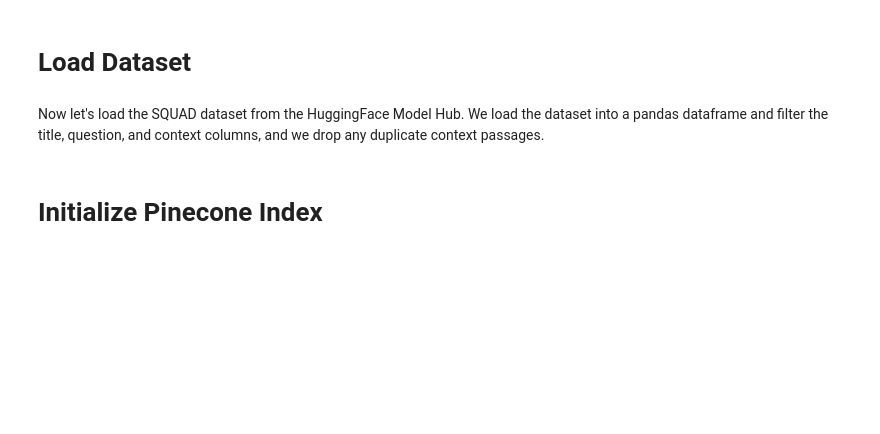
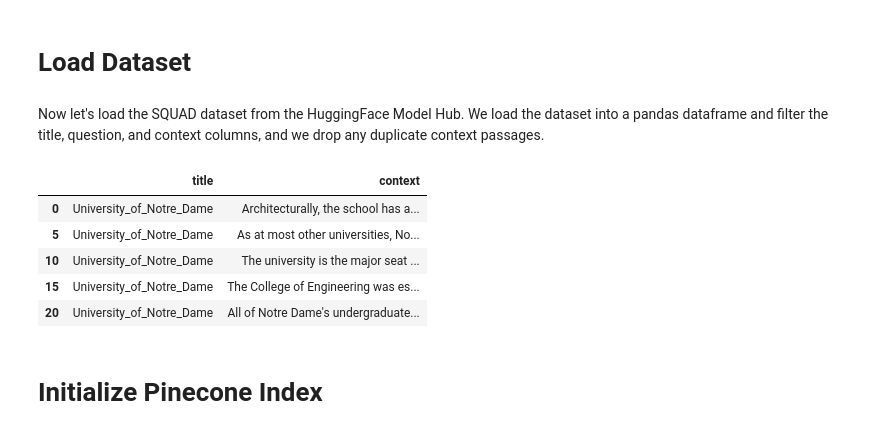
Before and after one commit to xro1dtcd/lab-extractive-question-answering, a Jupyter notebook: lab-extractive-question-answering.ipynb, the cells around one changed output. Saved outputs shown, nothing was run; the diff lists cells and outputs as text; code cells hidden in the pictures; blank space fills up the shorter version.

```diff
--- a/lab-extractive-question-answering.ipynb
+++ b/lab-extractive-question-answering.ipynb
@@ -32,10 +35,18 @@ from datasets import load_dataset
 df = load_dataset("squad", split="train").to_pandas()
 # %%
 # select only title and context column
-df = None
+df = df[["title", "context"]]
+
 # drop rows containing duplicate context passages
-df = None
-df
+df = df.drop_duplicates(subset="context")
+df.head()
+# %% [output]
+|  | title | context |
+| 0 | University_of_Notre_Dame | Architecturally, the school has a... |
+| 5 | University_of_Notre_Dame | As at most other universities, No... |
+| 10 | University_of_Notre_Dame | The university is the major seat ... |
+| 15 | University_of_Notre_Dame | The College of Engineering was es... |
+| 20 | University_of_Notre_Dame | All of Notre Dame's undergraduate... |
 # %% [markdown]
 # Initialize Pinecone Index
 # %% [markdown]
```
Also changed, not shown: parts of 14 cells of this notebook.
